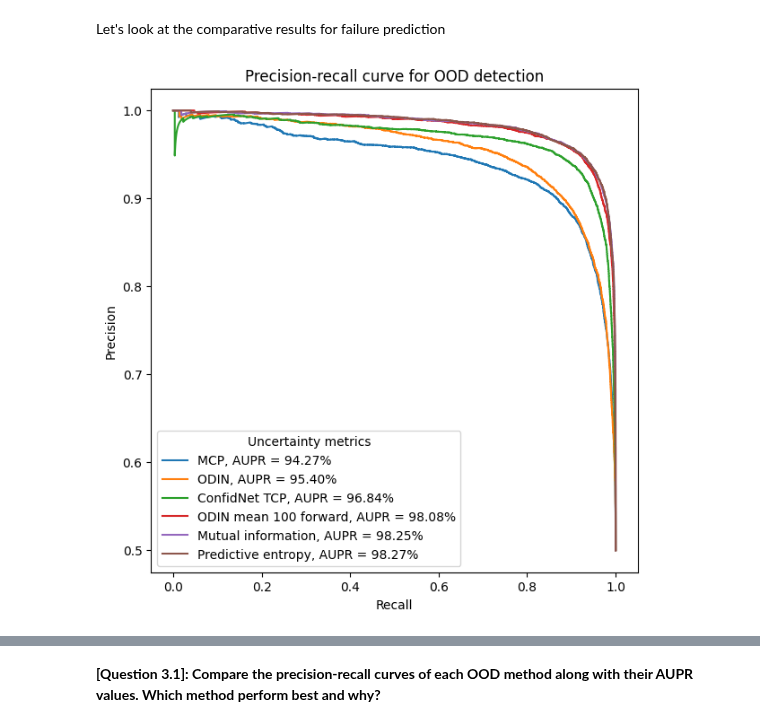
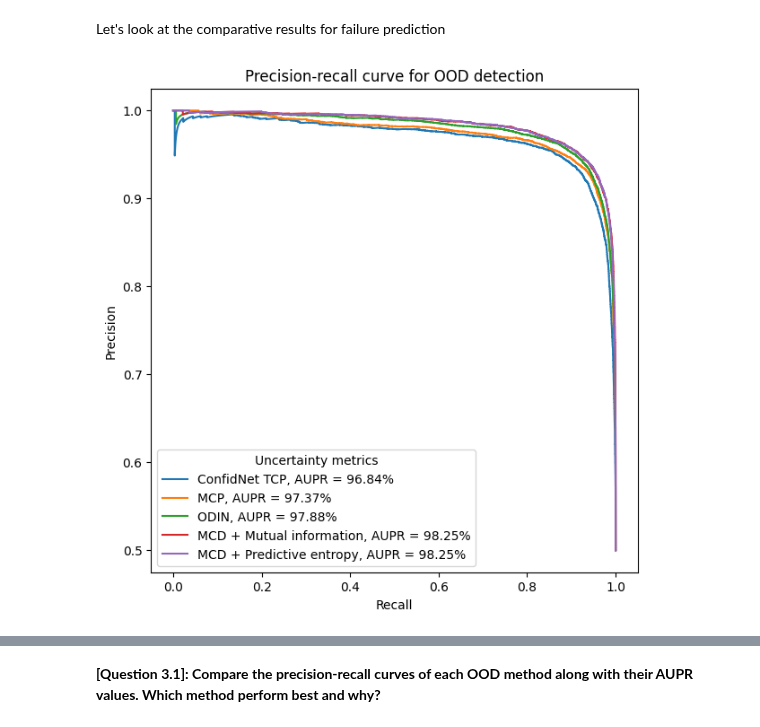
Before and after one commit to CharlesAttend/M2-DAC, a Jupyter notebook: RDFIA/TME/Section3/3_c_Uncertainty_Applications.ipynb, the cells around one changed output, grey strips where cells are left out. Drawn from its saved outputs; the diff is of its cells as text; code cells hidden in the pictures.

```diff
--- a/RDFIA/TME/Section3/3_c_Uncertainty_Applications.ipynb
+++ b/RDFIA/TME/Section3/3_c_Uncertainty_Applications.ipynb
@@ -107,6 +107,8 @@ def odin_preprocessing(model, inputs, epsilon):
     # https://pytorch.org/tutorials/beginner/fgsm_tutorial.html
 
     # ============ YOUR CODE HERE ============
+    original_model_state = model.training
+    model.training = False
     # 1. Set requires_grad attribute of tensor. Important for Attack
     inputs.requires_grad = True
     # 2. Forward pass the data through the model
@@ -124,6 +126,7 @@ def odin_preprocessing(model, inputs, epsilon):
 
     # 8. Apply FGSM Attack
     perturbed_inputs = inputs - epsilon * sign_inputs_grad
+    model.training = original_model_state
     return perturbed_inputs
 # %% [markdown]
 ## Part I: Monte-Carlo Dropout on MNIST
@@ -195,14 +198,16 @@ class LeNet5(nn.Module):
         # Be careful, the dropout layer should be also
         # activated during test time.
         # (Hint: we may want to look out at F.dropout())
+
+        # Commentaire contradictoire avec la suite du code
         out = F.relu(self.conv1(x))
         out = self.maxpool1(out)
         out = F.relu(self.conv2(out))
         out = self.maxpool2(out)
         out = out.view(out.size(0), -1)
-        out = F.dropout(out, p=0.25, training=True)
+        out = F.dropout(out, p=0.25, training=self.training)
         out = F.relu(self.fc1(out))
-        out = F.dropout(out, p=0.5, training=True)
+        out = F.dropout(out, p=0.5, training=self.training)
         pred = self.fc2(out)
         return pred
 # %% [markdown]
@@ -827,33 +824,28 @@ precision_confidnet, recall_confidnet, aupr_confidnet = compute_PR_AUPR(
 # %%
 plt.figure(figsize=(7, 7))
 plt.title("Precision-recall curve for OOD detection")
-plt.plot(recall_ood_mcp, precision_ood_mcp, label=f"MCP, AUPR = {aupr_ood_mcp:.2%}")
-plt.plot(recall_ood_odin, precision_ood_odin, label=f"ODIN, AUPR = {aupr_ood_odin:.2%}")
 plt.plot(
     recall_confidnet,
     precision_confidnet,
     label=f"ConfidNet TCP, AUPR = {aupr_confidnet:.2%}",
 )
-plt.plot(
-    recall_ood_odin_mean,
-    precision_ood_odin_mean,
-    label=f"ODIN mean 100 forwards, AUPR = {aupr_ood_odin_mean:.2%}",
-)
+plt.plot(recall_ood_mcp, precision_ood_mcp, label=f"MCP, AUPR = {aupr_ood_mcp:.2%}")
+plt.plot(recall_ood_odin, precision_ood_odin, label=f"ODIN, AUPR = {aupr_ood_odin:.2%}")
 plt.plot(
     recall_ood_mut_inf,
     precision_ood_mut_inf,
-    label=f"Mutual information, AUPR = {aupr_ood_mut_inf:.2%}",
+    label=f"MCD + Mutual information, AUPR = {aupr_ood_mut_inf:.2%}",
 )
 plt.plot(
     recall_ood_ent,
     precision_ood_ent,
-    label=f"Predictive entropy, AUPR = {aupr_ood_ent:.2%}",
+    label=f"MCD + Predictive entropy, AUPR = {aupr_ood_ent:.2%}",
 )
 plt.legend(title="Uncertainty metrics")
 plt.xlabel("Recall")
 plt.ylabel("Precision")
 plt.savefig("figs/3c/OOD_aupr.pdf", dpi=100, bbox_inches="tight")
 plt.show()
 # %% [output]
-[figure, old version]
+[figure, new version]
 # %%
```
Also changed, not shown: parts of 15 cells of this notebook, 10 other files.
